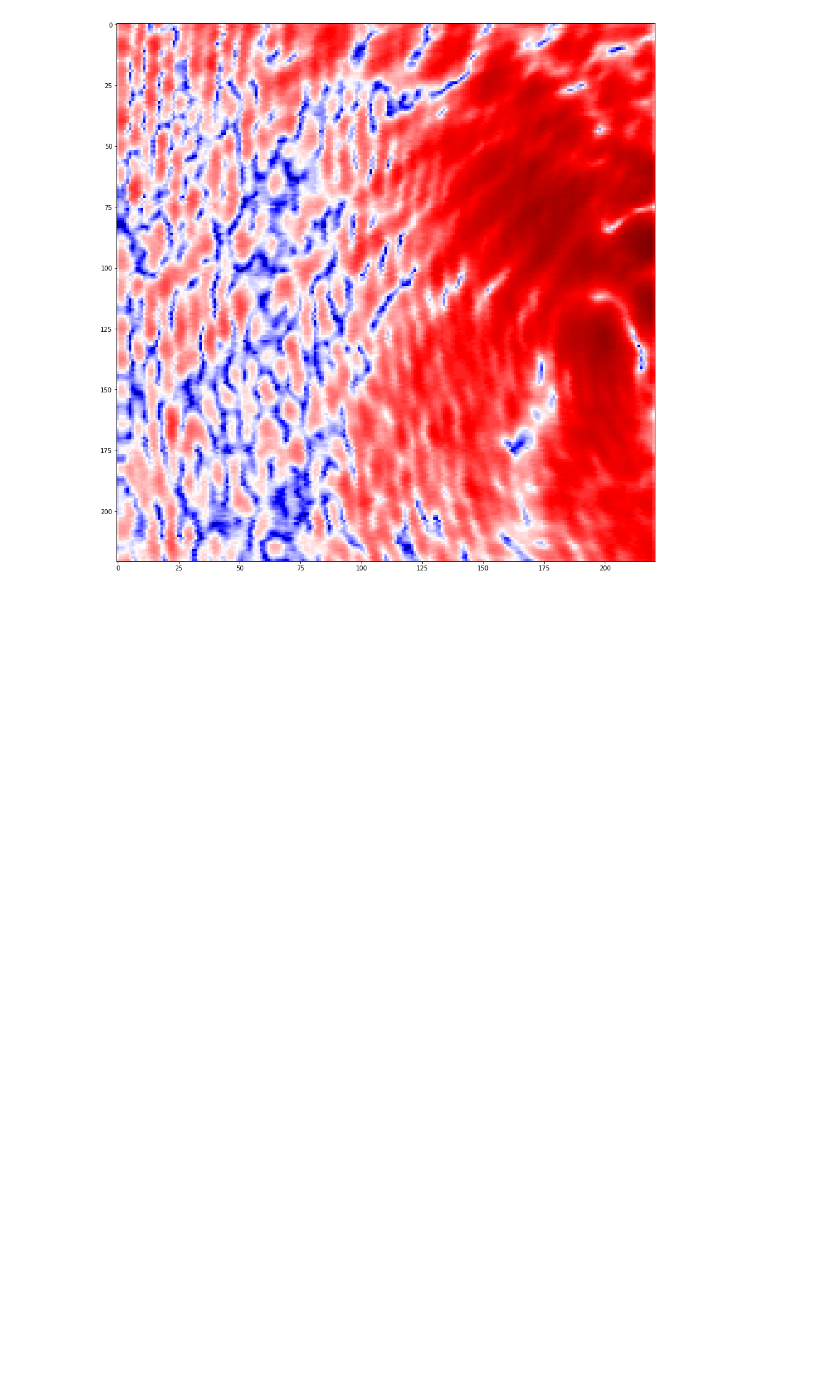
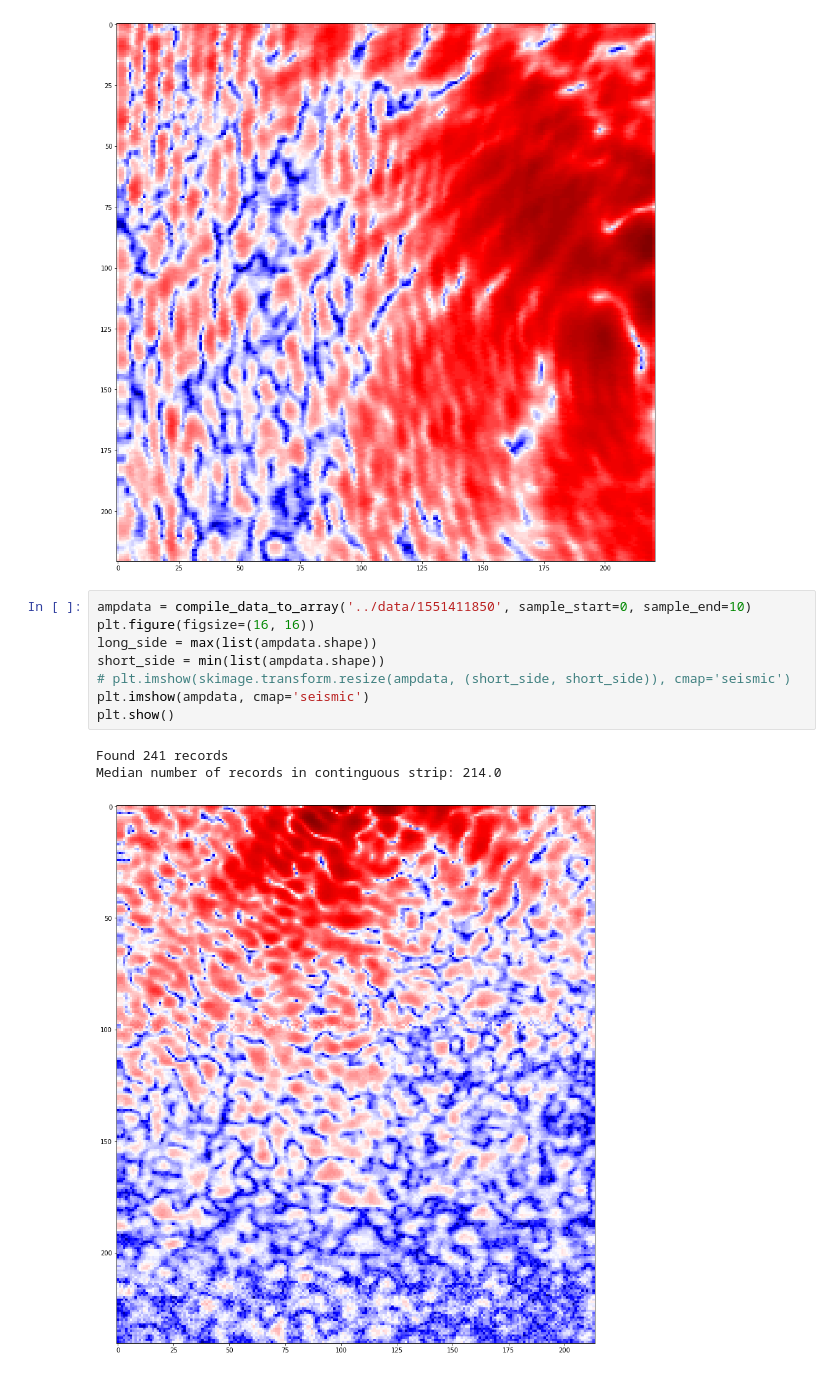
Before and after one commit to wfus/scanning-microphone, a Jupyter notebook: processing/ContinuousScanProcessing.ipynb, the cells around one changed output. Drawn from its saved outputs; the diff is of its cells as text; blank space fills up the shorter version.

```diff
--- a/processing/ContinuousScanProcessing.ipynb
+++ b/processing/ContinuousScanProcessing.ipynb
@@ -292,3 +292,15 @@ plt.show()
 Found 221 records
 Median number of records in continguous strip: 183.0
 [figure]
+# %%
+ampdata = compile_data_to_array('../data/1551411850', sample_start=0, sample_end=10)
+plt.figure(figsize=(16, 16))
+long_side = max(list(ampdata.shape))
+short_side = min(list(ampdata.shape))
+# plt.imshow(skimage.transform.resize(ampdata, (short_side, short_side)), cmap='seismic')
+plt.imshow(ampdata, cmap='seismic')
+plt.show()
+# %% [output]
+Found 241 records
+Median number of records in continguous strip: 214.0
+[figure, added]
```
Also changed, not shown: 1 other file.
